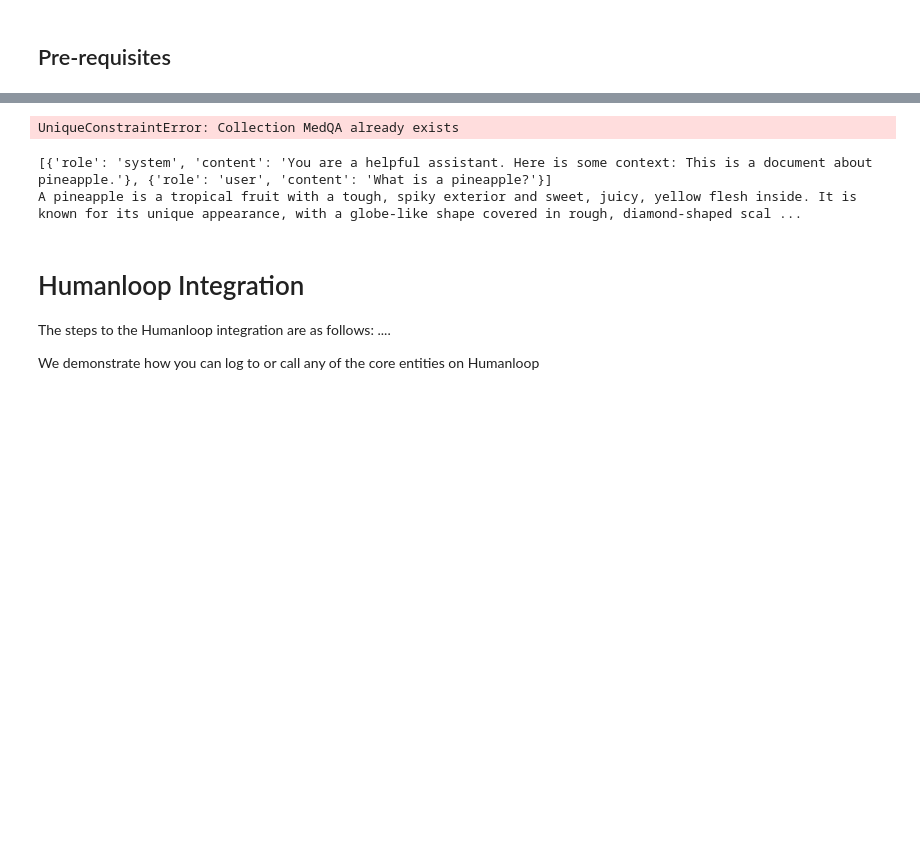
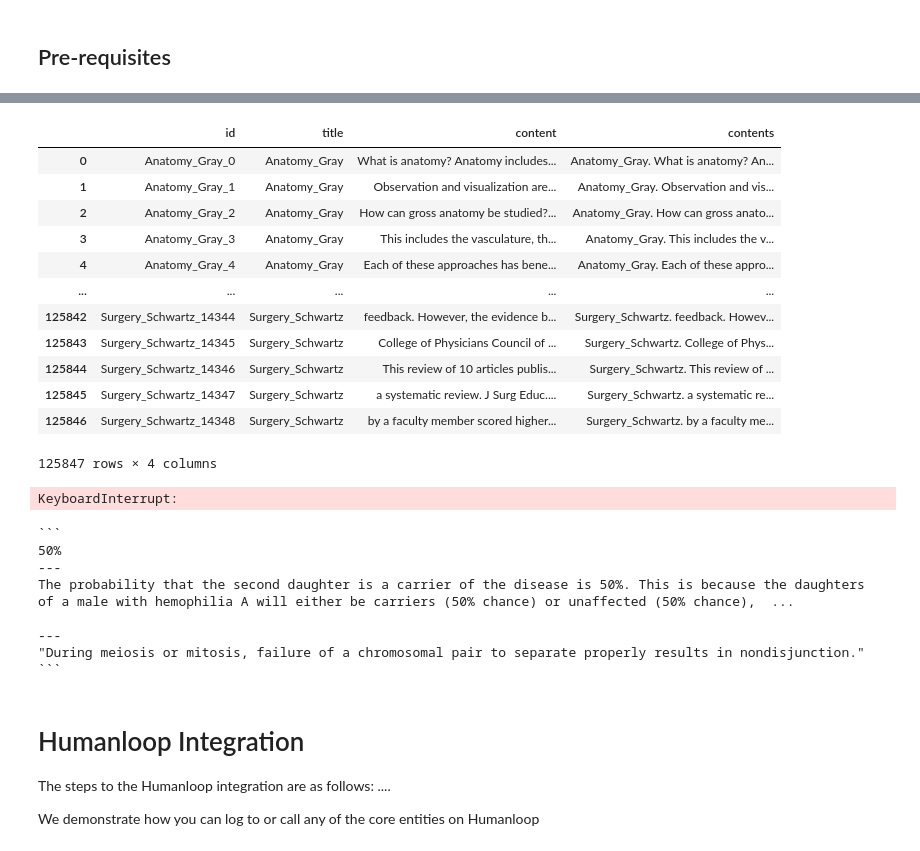
Before and after one commit to humanloop/humanloop-cookbook, a Jupyter notebook: tutorials/rag/evaluate-rag.ipynb, the cells around one changed output, grey strips where cells are left out. Drawn from its saved outputs; the diff is of its cells as text; code cells hidden in the pictures; blank space fills up the shorter version.

Commit message:
update rag pipeline with medqa evaluation example

````diff
--- a/tutorials/rag/evaluate-rag.ipynb
+++ b/tutorials/rag/evaluate-rag.ipynb
@@ -52,0 +60,16 @@ We're going to use [Chroma](https://docs.trychroma.com/getting-started) as a sim
+# %%
+knowledge_base
+# %% [output]
+|  | id | title | content | contents |
+| 0 | Anatomy_Gray_0 | Anatomy_Gray | What is anatomy? Anatomy includes... | Anatomy_Gray. What is anatomy? An... |
+| 1 | Anatomy_Gray_1 | Anatomy_Gray | Observation and visualization are... | Anatomy_Gray. Observation and vis... |
+| 2 | Anatomy_Gray_2 | Anatomy_Gray | How can gross anatomy be studied?... | Anatomy_Gray. How can gross anato... |
+| 3 | Anatomy_Gray_3 | Anatomy_Gray | This includes the vasculature, th... | Anatomy_Gray. This includes the v... |
+| 4 | Anatomy_Gray_4 | Anatomy_Gray | Each of these approaches has bene... | Anatomy_Gray. Each of these appro... |
+| ... | ... | ... | ... | ... |
+| 125842 | Surgery_Schwartz_14344 | Surgery_Schwartz | feedback. However, the evidence b... | Surgery_Schwartz. feedback. Howev... |
+| 125843 | Surgery_Schwartz_14345 | Surgery_Schwartz | College of Physicians Council of ... | Surgery_Schwartz. College of Phys... |
+| 125844 | Surgery_Schwartz_14346 | Surgery_Schwartz | This review of 10 articles publis... | Surgery_Schwartz. This review of ... |
+| 125845 | Surgery_Schwartz_14347 | Surgery_Schwartz | a systematic review. J Surg Educ.... | Surgery_Schwartz. a systematic re... |
+| 125846 | Surgery_Schwartz_14348 | Surgery_Schwartz | by a faculty member scored higher... | Surgery_Schwartz. by a faculty me... |
+125847 rows × 4 columns
@@ -53,31 +94,16 @@ We're going to use [Chroma](https://docs.trychroma.com/getting-started) as a sim
 # %%
-# Set up dependencies for reference implementation
-from dotenv import load_dotenv
-import os
-from chromadb import chromadb
-from openai import OpenAI
+# init collection into which we will add documents
+collection = chroma.get_or_create_collection(name="MedQA")
 
-load_dotenv()
+# load knowledge base
+knowledge_base = pd.read_parquet("../../assets/sources/textbooks.parquet")
+knowledge_base = knowledge_base.sample(1000, random_state=42)
 
-OPENAI_KEY = ""
-
-# init clients
-chroma = chromadb.Client()
-openai = OpenAI(api_key=os.getenv("OPENAI_KEY"))
-
-# init collection into which we will add documents
-collection = chroma.create_collection(name="MedQA")
-
-# load dataset
-# TODO: LOAD MEDQA DATASET HERE
 
 # Add to Chroma - will by default use local vector DB and model all-MiniLM-L6-v2
 collection.add(
-    documents=[
-        "This is a document about pineapple",
-        "This is a document about oranges"
-    ],
-    ids=["id1", "id2"]
+    documents=knowledge_base["contents"].to_list(),
+    ids=knowledge_base["id"].to_list(),
 )
 # %% [output]
-UniqueConstraintError: Collection MedQA already exists
+KeyboardInterrupt:
@@ -106,10 +181,23 @@ def ask_question(question: str)-> str:
 # %%
 # Test the pipeline
 
-print(ask_question("What is a pineapple?"))
+print(
+    ask_question(
+        {
+            "question": "A 34-year-old male suffers from inherited hemophilia A. He and his wife have three unaffected daughters. What is the probability that the second daughter is a carrier of the disease?",
+            'option_A': '0%', 'option_B': '25%', 'option_C': '50%', 'option_D': '75%', 'option_E': '100%'
+        }
+    )
+)
 # %% [output]
-[{'role': 'system', 'content': 'You are a helpful assistant. Here is some context: This is a document about pineapple.'}, {'role': 'user', 'content': 'What is a pineapple?'}]
-A pineapple is a tropical fruit with a tough, spiky exterior and sweet, juicy, yellow flesh inside. It is known for its unique appearance, with a globe-like shape covered in rough, diamond-shaped scal ...
+```
+50%
+---
+The probability that the second daughter is a carrier of the disease is 50%. This is because the daughters of a male with hemophilia A will either be carriers (50% chance) or unaffected (50% chance),  ...
+
+---
+"During meiosis or mitosis, failure of a chromosomal pair to separate properly results in nondisjunction."
+```
 # %% [markdown]
 # Humanloop Integration
 
````
Also changed, not shown: parts of 20 cells of this notebook, 8 other files.
